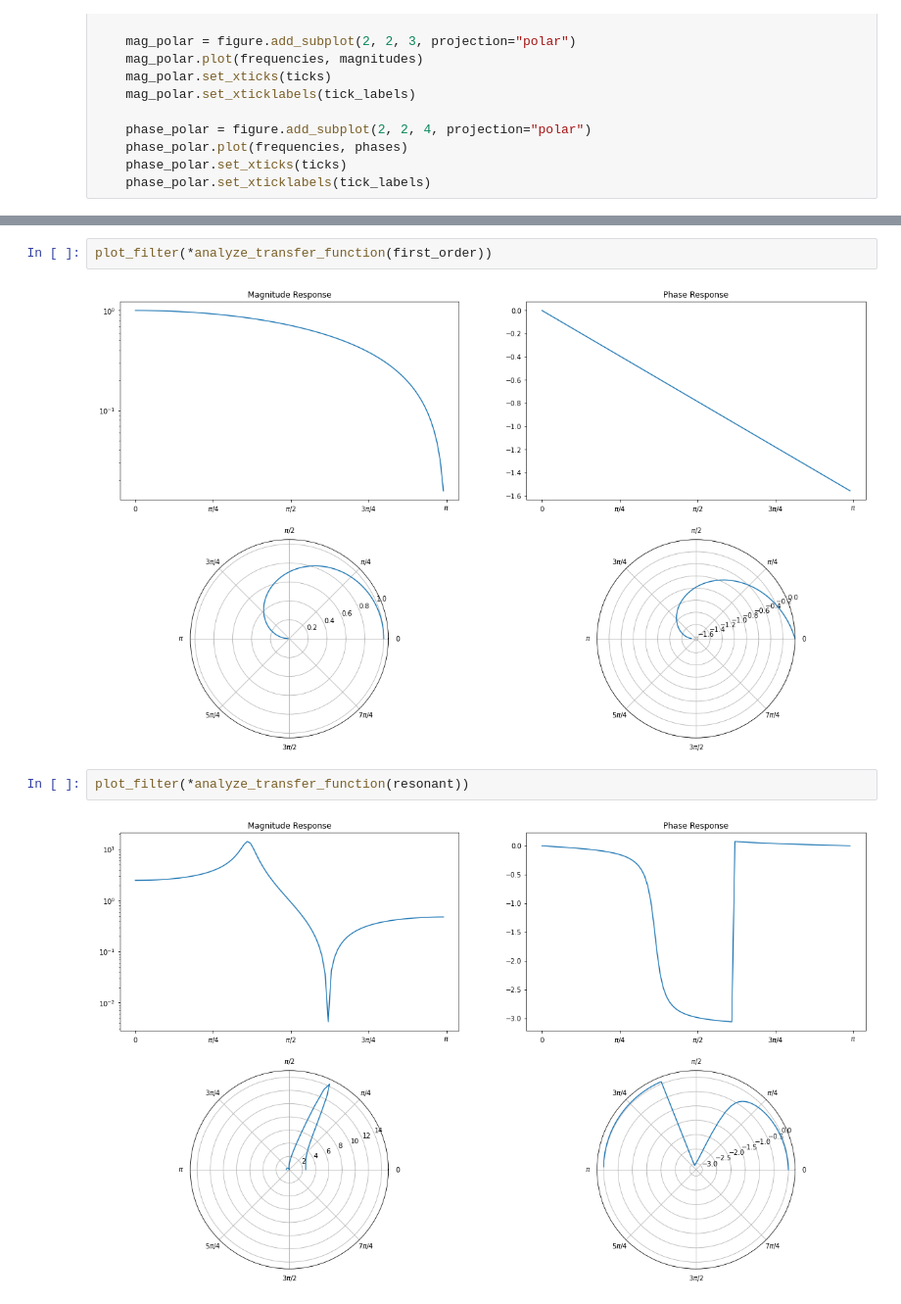
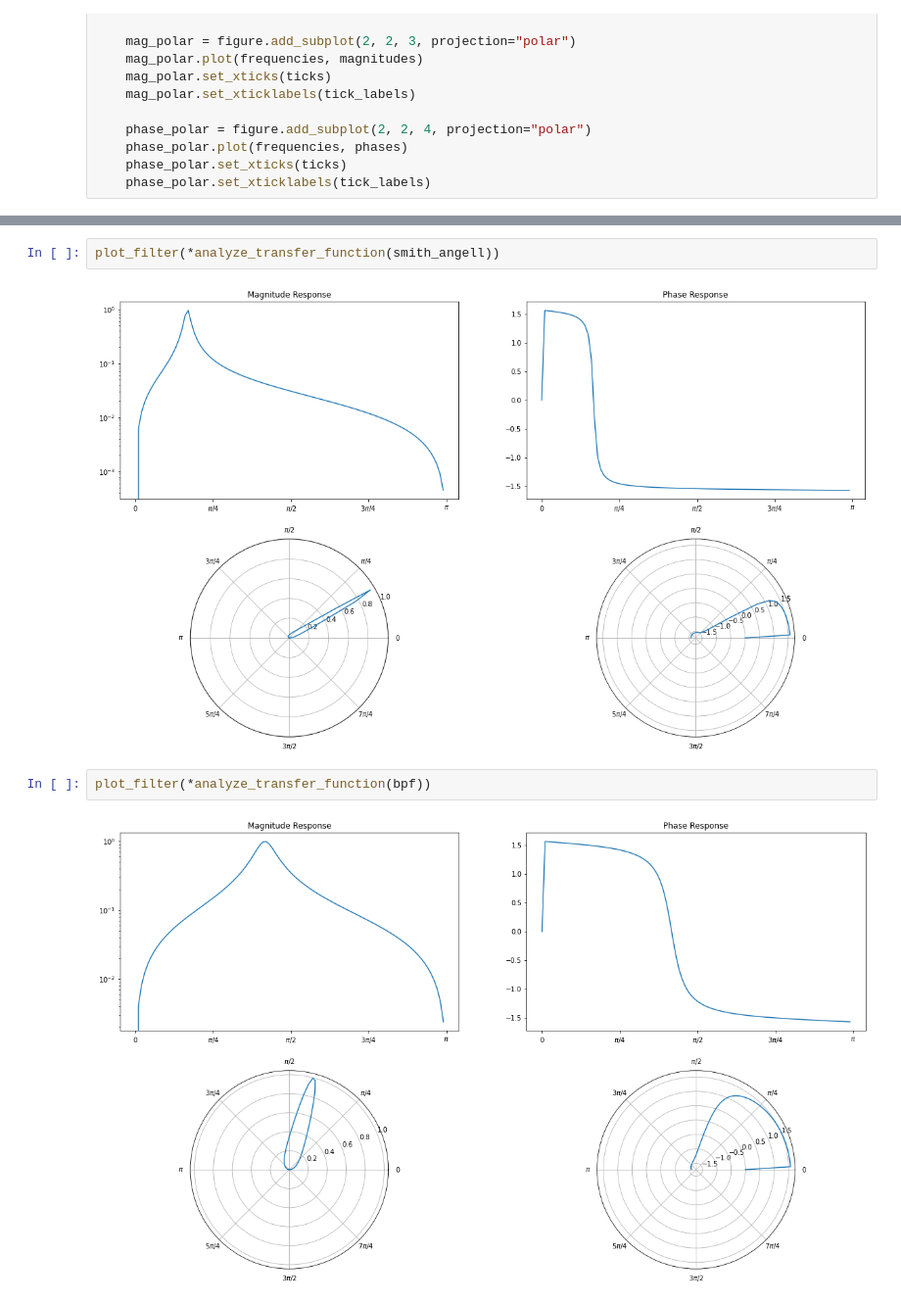
Before and after one commit to ctsexton/dsp-studies, a Jupyter notebook: filter_response_plots.ipynb, the cells around one changed output, grey strips where cells are left out. Shown at 98% size. Cells and saved outputs as stored; diff of their text form.

Commit message:
implement some common biquad filter responses

```diff
--- a/filter_response_plots.ipynb
+++ b/filter_response_plots.ipynb
@@ -54,11 +107,11 @@ def hpf(w):
 # %%
-plot_filter(*analyze_transfer_function(first_order))
+plot_filter(*analyze_transfer_function(smith_angell))
 # %% [output]
-[figure, old version]
+[figure, new version]
 # %%
-plot_filter(*analyze_transfer_function(resonant))
+plot_filter(*analyze_transfer_function(bpf))
 # %% [output]
-[figure, old version]
+[figure, new version]
 # %%
 plot_filter(*analyze_transfer_function(hpf))
 # %% [output]
```
Also changed, not shown: parts of 4 cells of this notebook.
